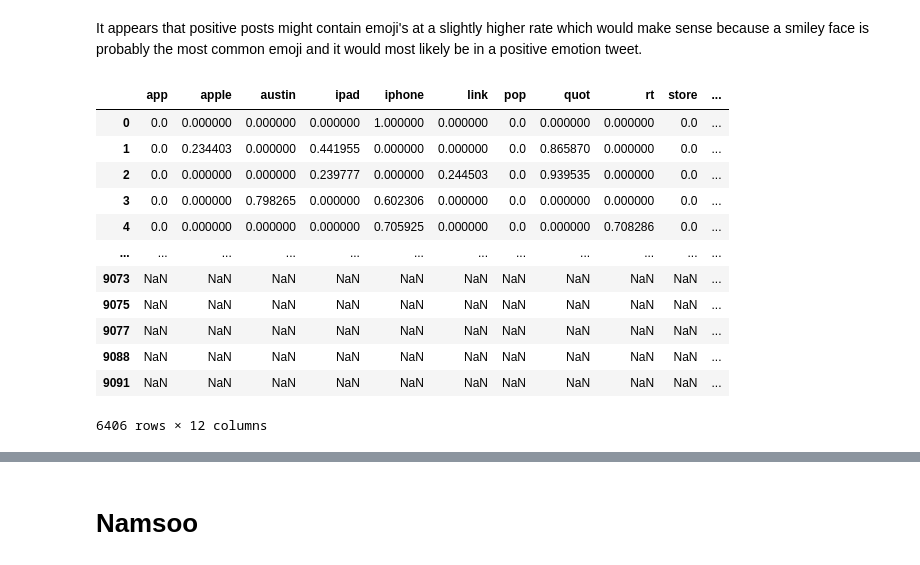
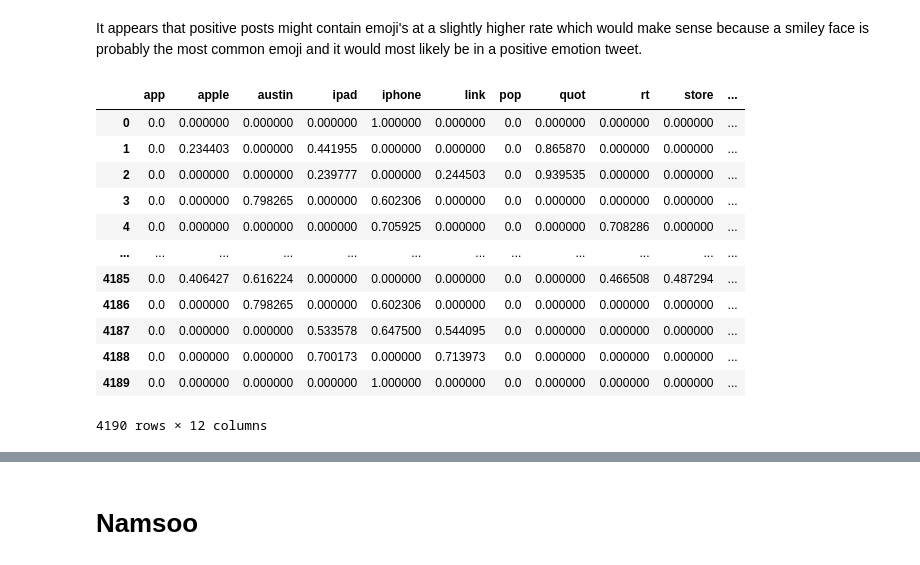
Before and after one commit to hthota1/Twitter-Sentiment-Analysis, a Jupyter notebook: Notebook.ipynb, the cells around one changed output, grey strips where cells are left out. Cells and saved outputs as stored; diff of their text form; code cells hidden in the pictures.

```diff
--- a/Notebook.ipynb
+++ b/Notebook.ipynb
@@ -562,25 +544,33 @@ tfidf = TfidfVectorizer(
 X_train_vectorized = tfidf.fit_transform(X_train["tweet_text"])
 
 ### Concatenating the engineered features in a new DataFrame 'preprocessed_X_train'
+pd.DataFrame.sparse.from_spmatrix(X_train_vectorized, columns=tfidf.get_feature_names())
+#preprocessed_X_train = pd.concat([
+    #X_train_vectorized_df, X_train[["num_sentences", "contains_emoji"]]
+#], axis = 1,)
+
+#preprocessed_X_train
 X_train_vectorized_df = pd.DataFrame(X_train_vectorized.toarray(), columns=tfidf.get_feature_names())
-preprocessed_X_train = pd.concat([
-    X_train_vectorized_df, X_train[["num_sentences", "contains_emoji"]]
-], axis = 1)
-
-preprocessed_X_train
-# %% [output]
-|  | app | apple | austin | ipad | iphone | link | pop | quot | rt | store | ... |
-| 0 | 0.0 | 0.000000 | 0.000000 | 0.000000 | 1.000000 | 0.000000 | 0.0 | 0.000000 | 0.000000 | 0.0 | ... |
-| 1 | 0.0 | 0.234403 | 0.000000 | 0.441955 | 0.000000 | 0.000000 | 0.0 | 0.865870 | 0.000000 | 0.0 | ... |
-| 2 | 0.0 | 0.000000 | 0.000000 | 0.239777 | 0.000000 | 0.244503 | 0.0 | 0.939535 | 0.000000 | 0.0 | ... |
-| 3 | 0.0 | 0.000000 | 0.798265 | 0.000000 | 0.602306 | 0.000000 | 0.0 | 0.000000 | 0.000000 | 0.0 | ... |
-| 4 | 0.0 | 0.000000 | 0.000000 | 0.000000 | 0.705925 | 0.000000 | 0.0 | 0.000000 | 0.708286 | 0.0 | ... |
-| ... | ... | ... | ... | ... | ... | ... | ... | ... | ... | ... | ... |
-| 9073 | NaN | NaN | NaN | NaN | NaN | NaN | NaN | NaN | NaN | NaN | ... |
-| 9075 | NaN | NaN | NaN | NaN | NaN | NaN | NaN | NaN | NaN | NaN | ... |
-| 9077 | NaN | NaN | NaN | NaN | NaN | NaN | NaN | NaN | NaN | NaN | ... |
-| 9088 | NaN | NaN | NaN | NaN | NaN | NaN | NaN | NaN | NaN | NaN | ... |
-| 9091 | NaN | NaN | NaN | NaN | NaN | NaN | NaN | NaN | NaN | NaN | ... |
-6406 rows × 12 columns
+# %%
+### Concatenating the engineered features in a new DataFrame 'preprocessed_X_train'
+preprocessed_X_train = pd.concat([
+    X_train_vectorized_df.reset_index(drop=True), X_train[["num_sentences", "contains_emoji"]].reset_index(drop=True)
+], axis = 1,)
+
+preprocessed_X_train
+# %% [output]
+|  | app | apple | austin | ipad | iphone | link | pop | quot | rt | store | ... |
+| 0 | 0.0 | 0.000000 | 0.000000 | 0.000000 | 1.000000 | 0.000000 | 0.0 | 0.000000 | 0.000000 | 0.000000 | ... |
+| 1 | 0.0 | 0.234403 | 0.000000 | 0.441955 | 0.000000 | 0.000000 | 0.0 | 0.865870 | 0.000000 | 0.000000 | ... |
+| 2 | 0.0 | 0.000000 | 0.000000 | 0.239777 | 0.000000 | 0.244503 | 0.0 | 0.939535 | 0.000000 | 0.000000 | ... |
+| 3 | 0.0 | 0.000000 | 0.798265 | 0.000000 | 0.602306 | 0.000000 | 0.0 | 0.000000 | 0.000000 | 0.000000 | ... |
+| 4 | 0.0 | 0.000000 | 0.000000 | 0.000000 | 0.705925 | 0.000000 | 0.0 | 0.000000 | 0.708286 | 0.000000 | ... |
+| ... | ... | ... | ... | ... | ... | ... | ... | ... | ... | ... | ... |
+| 4185 | 0.0 | 0.406427 | 0.616224 | 0.000000 | 0.000000 | 0.000000 | 0.0 | 0.000000 | 0.466508 | 0.487294 | ... |
+| 4186 | 0.0 | 0.000000 | 0.798265 | 0.000000 | 0.602306 | 0.000000 | 0.0 | 0.000000 | 0.000000 | 0.000000 | ... |
+| 4187 | 0.0 | 0.000000 | 0.000000 | 0.533578 | 0.647500 | 0.544095 | 0.0 | 0.000000 | 0.000000 | 0.000000 | ... |
+| 4188 | 0.0 | 0.000000 | 0.000000 | 0.700173 | 0.000000 | 0.713973 | 0.0 | 0.000000 | 0.000000 | 0.000000 | ... |
+| 4189 | 0.0 | 0.000000 | 0.000000 | 0.000000 | 1.000000 | 0.000000 | 0.0 | 0.000000 | 0.000000 | 0.000000 | ... |
+4190 rows × 12 columns
 # %%
 preprocessed_cv = cross_val_score(baseline_model, preprocessed_X_train, y_train)
```
Also changed, not shown: parts of 31 cells of this notebook.
